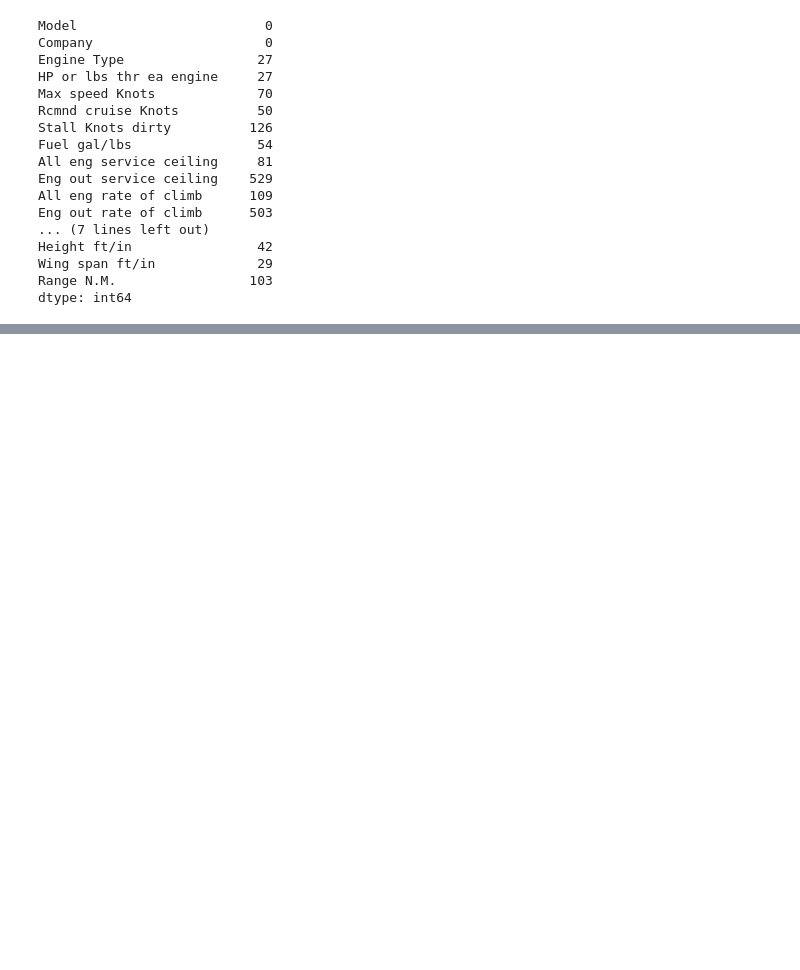
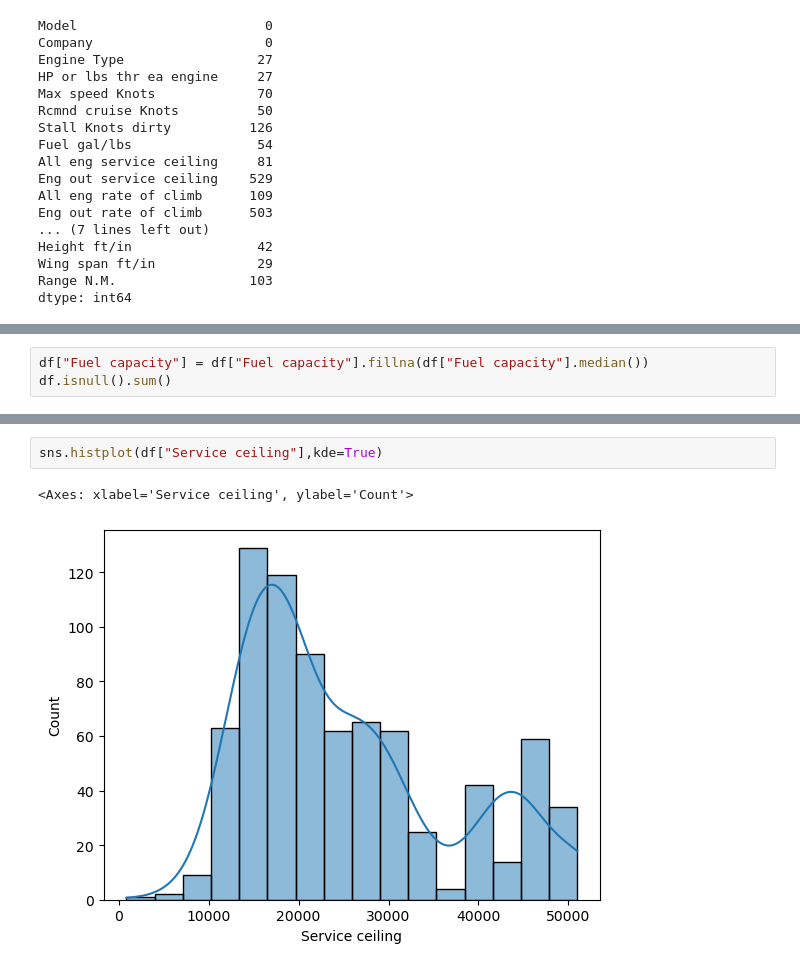
Before and after one commit to Malavikajaganathann/Python-Projects, a Jupyter notebook: Aircraft project.ipynb, the cells around one changed output, grey strips where cells are left out. Drawn from its saved outputs; the diff is of its cells as text; blank space fills up the shorter version.

```diff
--- a/Aircraft project.ipynb
+++ b/Aircraft project.ipynb
@@ -195,0 +243,3 @@ array(['145', '85', '90', '65', '350', '290', '680', '600', '525', '450',
+# %%
+df["Fuel capacity"] = df["Fuel capacity"].fillna(df["Fuel capacity"].median())
+df.isnull().sum()
@@ -195,0 +266,5 @@ array(['145', '85', '90', '65', '350', '290', '680', '600', '525', '450',
+# %%
+sns.histplot(df["Service ceiling"],kde=True)
+# %% [output]
+<Axes: xlabel='Service ceiling', ylabel='Count'>
+[figure, added]
```
Also changed, not shown: parts of 25 cells of this notebook.
